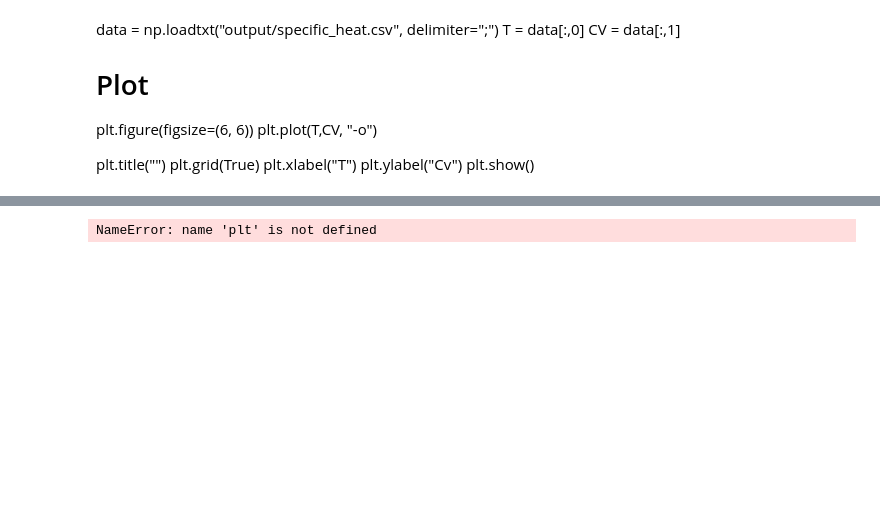
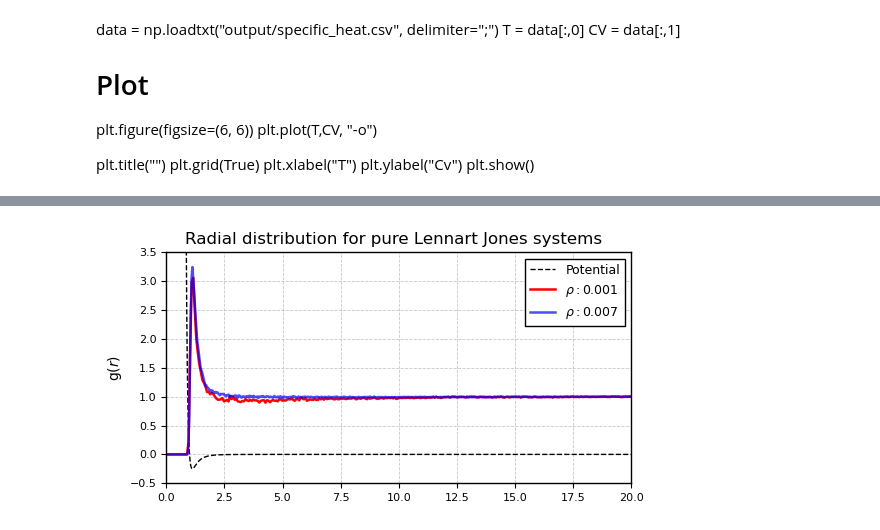
Before and after one commit to Sparisi01/montecarlo_particles_simulation, a Jupyter notebook: output/saves/Pure_LJ_nist/data_analysis_pure_LJ.ipynb, the cells around one changed output, grey strips where cells are left out. Drawn from its saved outputs; the diff is of its cells as text; code cells hidden in the pictures; blank space fills up the shorter version.

```diff
--- a/output/saves/Pure_LJ_nist/data_analysis_pure_LJ.ipynb
+++ b/output/saves/Pure_LJ_nist/data_analysis_pure_LJ.ipynb
@@ -180,23 +180,23 @@ plt.show()
 # %%
 # Plot
 plt.figure(figsize=(6, 3))
 
 plt.plot(x,y, color='black',
     linestyle='--',
     linewidth=1,label="Potential")
 
 data = np.loadtxt("./T0.85p0.001/radial_distribution.csv", delimiter=";")
-plt.plot(data[:,0], data[:,1], c="r", label=r"$\rho: 0.001$")
+plt.plot(data[:,0], data[:,1]*2, c="r", label=r"$\rho: 0.001$")
 
 data = np.loadtxt("./T0.85p0.007/radial_distribution.csv", delimiter=";")
-plt.plot(data[:,0], data[:,1], c="b", label=r"$\rho: 0.007$", alpha=0.7)
+plt.plot(data[:,0], data[:,1]*2, c="b", label=r"$\rho: 0.007$", alpha=0.7)
 
-plt.title(r"Radial distribution for pure Lennart Jones system  ")
+plt.title(r"Radial distribution for pure Lennart Jones systems  ")
 plt.ylabel("g($r$)")
 plt.legend()
 plt.xlim([0,20])
 plt.ylim([-0.5,3.5])
 plt.grid(True)
 plt.show()
 # %% [output]
-NameError: name 'plt' is not defined
+[figure, added]
```
Also changed, not shown: parts of 1 cell of this notebook, 12 other files.
